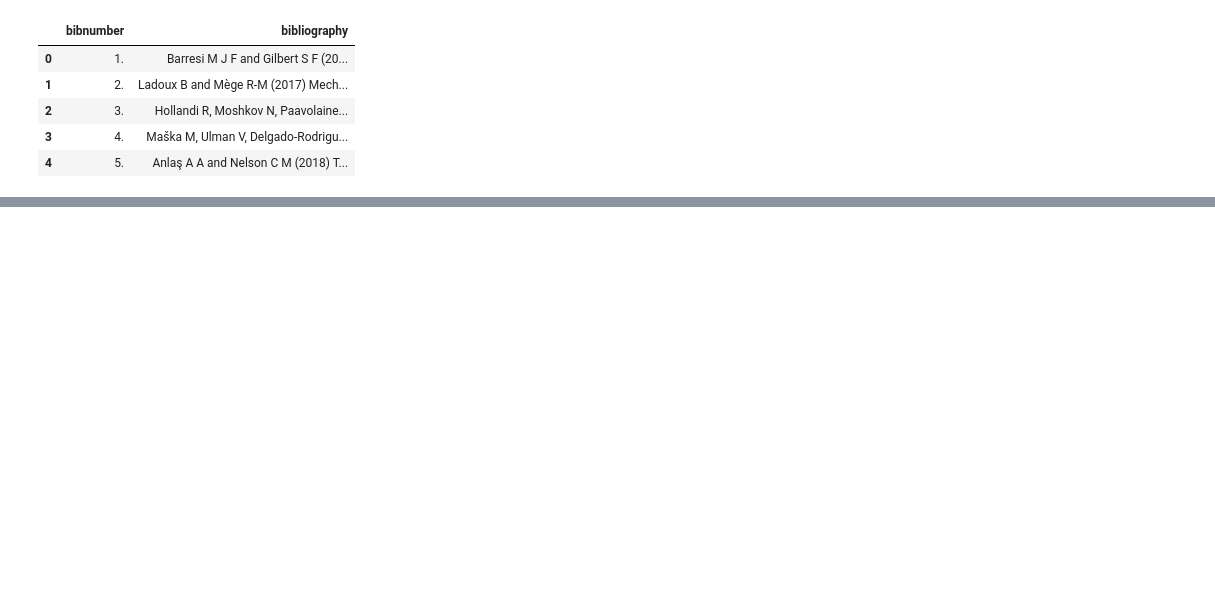
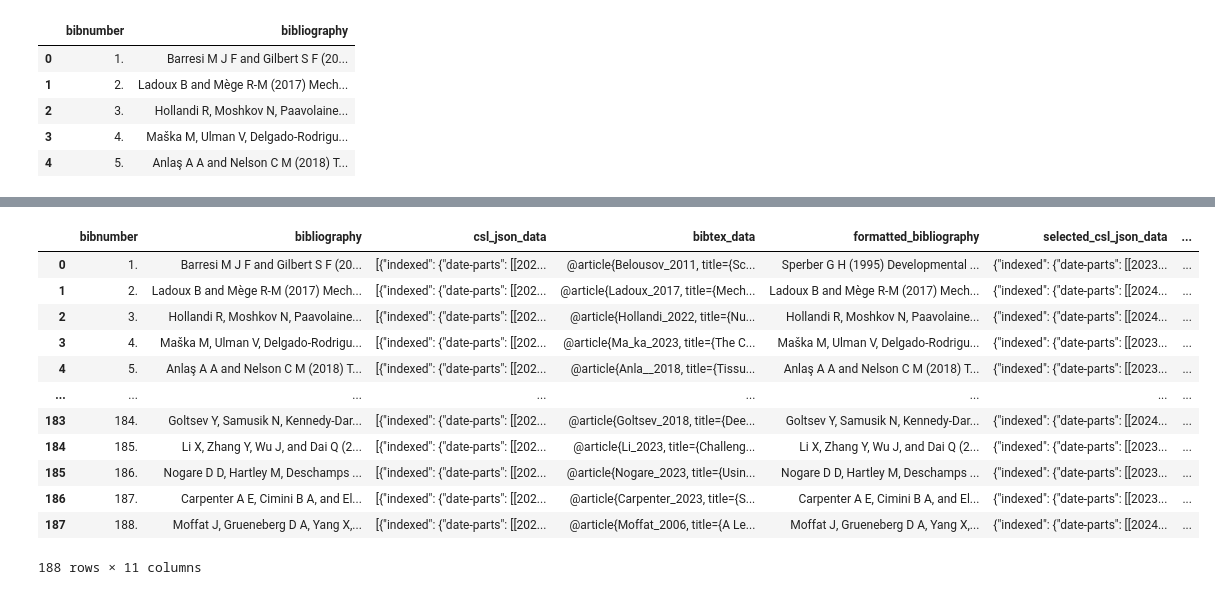
Before and after one commit to yfukai/bibverifier, a Jupyter notebook: testcode/test2/testcode.ipynb, the cells around one changed output, grey strips where cells are left out. Saved outputs shown, nothing was run; the diff lists cells and outputs as text; code cells hidden in the pictures; blank space fills up the shorter version.

```diff
--- a/testcode/test2/testcode.ipynb
+++ b/testcode/test2/testcode.ipynb
@@ -63,0 +74,2 @@ bibliography_df.to_csv("testdata_csl_json.csv")
+# %%
+bibliography_df = pd.read_csv("testdata_with_metadata.csv",index_col=0,converters={"bibnumber":str})
@@ -95,0 +175,16 @@ for i, row in bibliography_df.iterrows():
+# %%
+container_titles = []
+container_titles_short = []
+for i, row in bibliography_df.iterrows():
+    try:
+        csl_json_datum = json.loads(row["selected_csl_json_data"])
+    except:
+        continue
+    title = csl_json_datum["container-title"]
+    bibliography_df.loc[i,"container-title"] = title if isinstance(title,str) else ""
+    if "container-title" in csl_json_datum and "container-title-short" in csl_json_datum:
+        container_titles.append(csl_json_datum["container-title"])
+        container_titles_short.append(csl_json_datum["container-title-short"])
+container_df = pd.DataFrame({"container-title":container_titles,"container-title-short":container_titles_short})
+container_df.drop_duplicates().to_csv(os.path.join(output_dir,"container_titles.csv"),index=False)
+container_df2 = pd.read_csv(os.path.join(output_dir,"container_titles.csv"))
@@ -95,0 +234,16 @@ for i, row in bibliography_df.iterrows():
+# %%
+bibliography_df
+# %% [output]
+|  | bibnumber | bibliography | csl_json_data | bibtex_data | formatted_bibliography | selected_csl_json_data | ... |
+| 0 | 1. | Barresi M J F and Gilbert S F (20... | [{"indexed": {"date-parts": [[202... | @article{Belousov_2011, title={Sc... | Sperber G H (1995) Developmental ... | {"indexed": {"date-parts": [[2023... | ... |
+| 1 | 2. | Ladoux B and Mège R-M (2017) Mech... | [{"indexed": {"date-parts": [[202... | @article{Ladoux_2017, title={Mech... | Ladoux B and Mège R-M (2017) Mech... | {"indexed": {"date-parts": [[2024... | ... |
+| 2 | 3. | Hollandi R, Moshkov N, Paavolaine... | [{"indexed": {"date-parts": [[202... | @article{Hollandi_2022, title={Nu... | Hollandi R, Moshkov N, Paavolaine... | {"indexed": {"date-parts": [[2024... | ... |
+| 3 | 4. | Maška M, Ulman V, Delgado-Rodrigu... | [{"indexed": {"date-parts": [[202... | @article{Ma_ka_2023, title={The C... | Maška M, Ulman V, Delgado-Rodrigu... | {"indexed": {"date-parts": [[2023... | ... |
+| 4 | 5. | Anlaş A A and Nelson C M (2018) T... | [{"indexed": {"date-parts": [[202... | @article{Anla__2018, title={Tissu... | Anlaş A A and Nelson C M (2018) T... | {"indexed": {"date-parts": [[2023... | ... |
+| ... | ... | ... | ... | ... | ... | ... | ... |
+| 183 | 184. | Goltsev Y, Samusik N, Kennedy-Dar... | [{"indexed": {"date-parts": [[202... | @article{Goltsev_2018, title={Dee... | Goltsev Y, Samusik N, Kennedy-Dar... | {"indexed": {"date-parts": [[2024... | ... |
+| 184 | 185. | Li X, Zhang Y, Wu J, and Dai Q (2... | [{"indexed": {"date-parts": [[202... | @article{Li_2023, title={Challeng... | Li X, Zhang Y, Wu J, and Dai Q (2... | {"indexed": {"date-parts": [[2023... | ... |
+| 185 | 186. | Nogare D D, Hartley M, Deschamps ... | [{"indexed": {"date-parts": [[202... | @article{Nogare_2023, title={Usin... | Nogare D D, Hartley M, Deschamps ... | {"indexed": {"date-parts": [[2023... | ... |
+| 186 | 187. | Carpenter A E, Cimini B A, and El... | [{"indexed": {"date-parts": [[202... | @article{Carpenter_2023, title={S... | Carpenter A E, Cimini B A, and El... | {"indexed": {"date-parts": [[2023... | ... |
+| 187 | 188. | Moffat J, Grueneberg D A, Yang X,... | [{"indexed": {"date-parts": [[202... | @article{Moffat_2006, title={A Le... | Moffat J, Grueneberg D A, Yang X,... | {"indexed": {"date-parts": [[2024... | ... |
+188 rows × 11 columns
```
Also changed, not shown: parts of 18 cells of this notebook, 13 other files.
